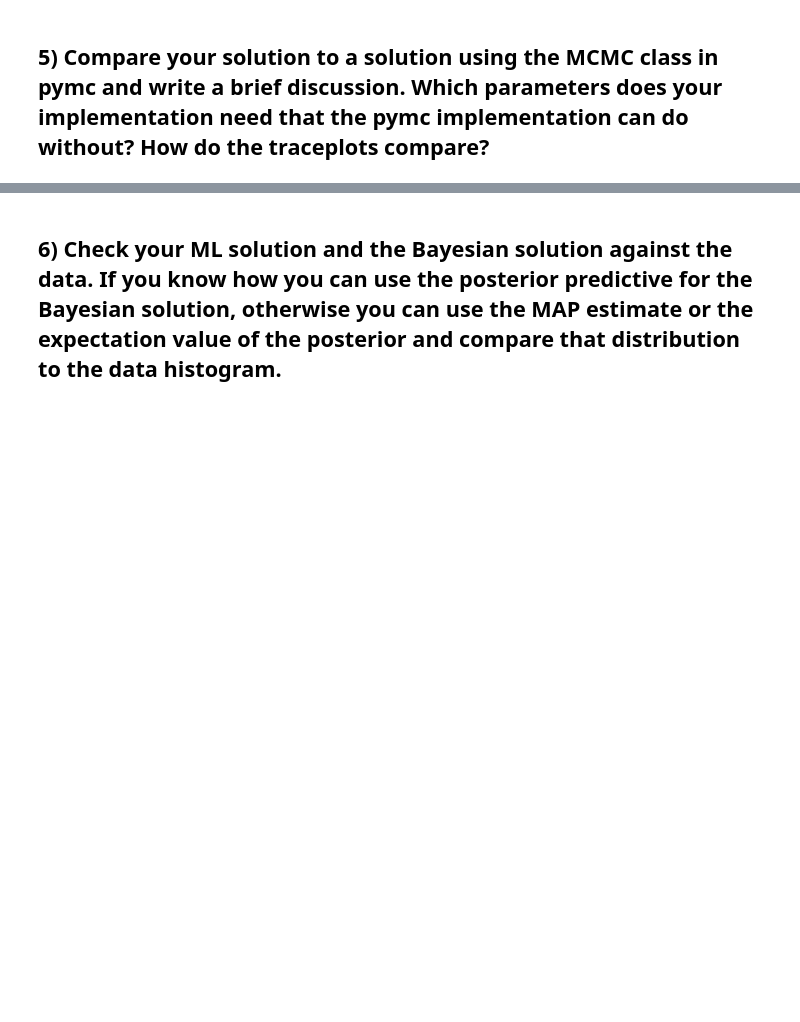
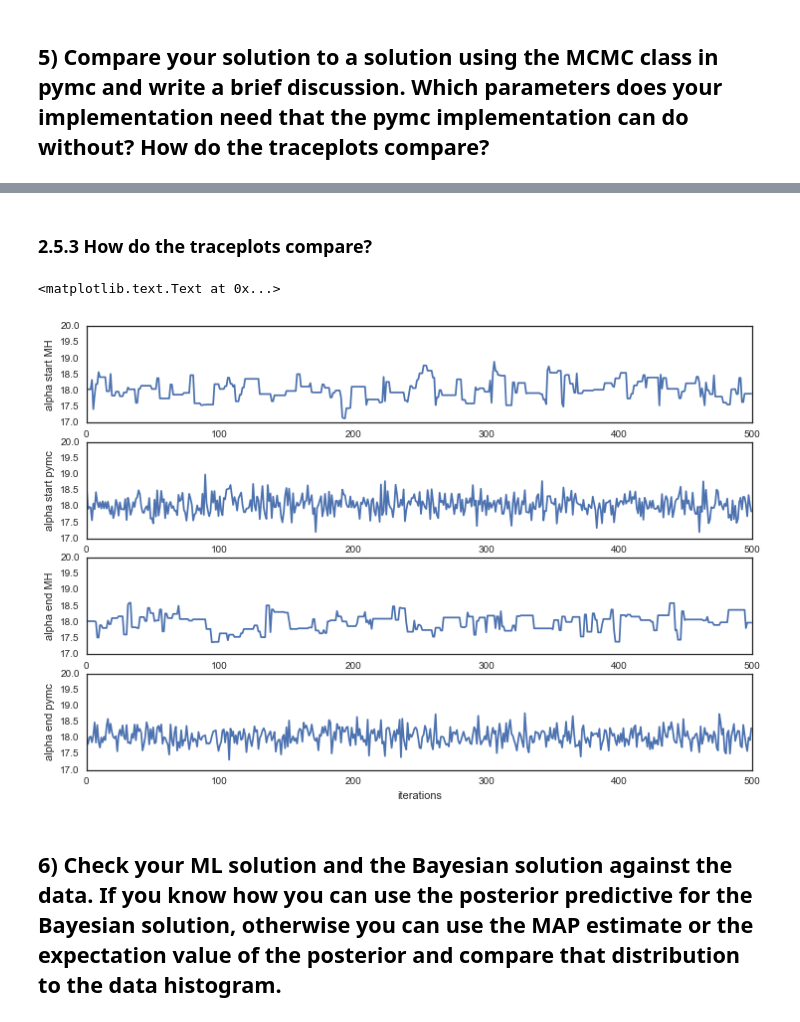
Before and after one commit to jeewon-hwang/AM207_homework_2016, a Jupyter notebook: AM207_JeewonHwang_HW2.ipynb, the cells around one changed output, grey strips where cells are left out. Saved outputs shown, nothing was run; the diff lists cells and outputs as text; code cells hidden in the pictures; blank space fills up the shorter version.

```diff
--- a/AM207_JeewonHwang_HW2.ipynb
+++ b/AM207_JeewonHwang_HW2.ipynb
@@ -632,3 +461,40 @@ mcmc.stats()
+# %% [markdown]
+### 2.5.3 How do the traceplots compare?
+# %%
+plt.figure(figsize=[12,8])
+
+burnin = 500
+
+# trace plot for alpha from our MH implementation
+plt.subplot(4,1,1)
+plt.plot(lambda_MH[:burnin])
+plt.ylim(17,20)
+plt.xlabel("iterations")
+plt.ylabel("alpha start MH")
+
+# trace plot for alpha from pymc
+plt.subplot(4,1,2)
+plt.plot(lambda_pymc.trace()[:burnin])
+plt.ylim(17,20)
+plt.xlabel("iterations")
+plt.ylabel("alpha start pymc")
+
+# trace plot for alpha from our MH implementation
+plt.subplot(4,1,3)
+plt.plot(lambda_MH[-burnin:])
+plt.ylim(17,20)
+plt.xlabel("iterations")
+plt.ylabel("alpha end MH")
+
+# trace plot for alpha from pymc
+plt.subplot(4,1,4)
+plt.plot(lambda_pymc.trace()[-burnin:])
+plt.ylim(17,20)
+plt.xlabel("iterations")
+plt.ylabel("alpha end pymc")
+# %% [output]
+<matplotlib.text.Text at 0x...>
+[figure, added]
 # %% [markdown]
 ## 6) Check your ML solution and the Bayesian solution against the data. If you know how you can use the posterior predictive for the Bayesian solution, otherwise you can use the MAP estimate or the expectation value of the posterior and compare that distribution to the data histogram.
 # %% [markdown]
```
Also changed, not shown: parts of 33 cells of this notebook.
